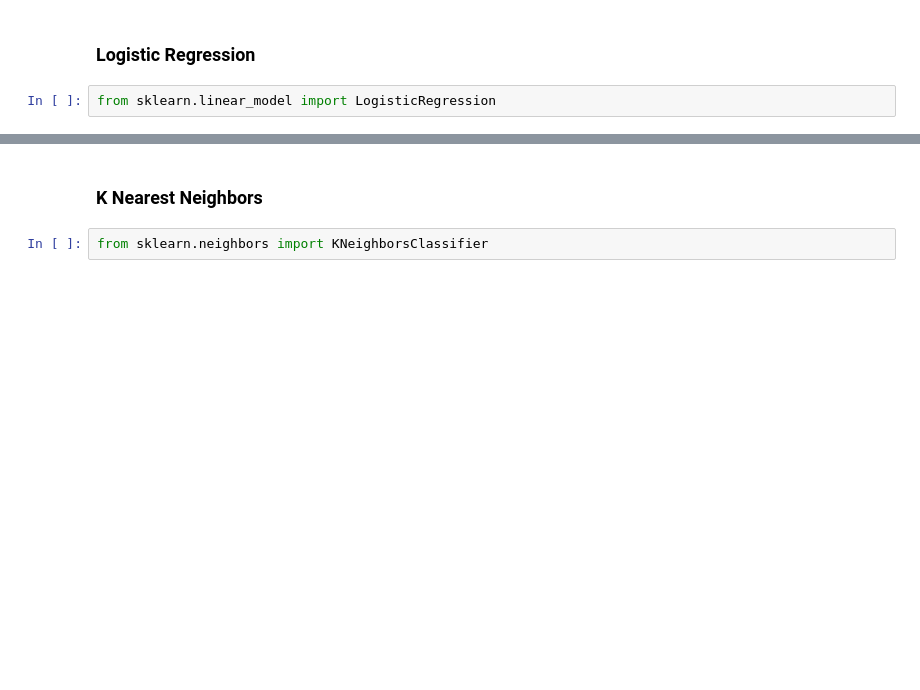
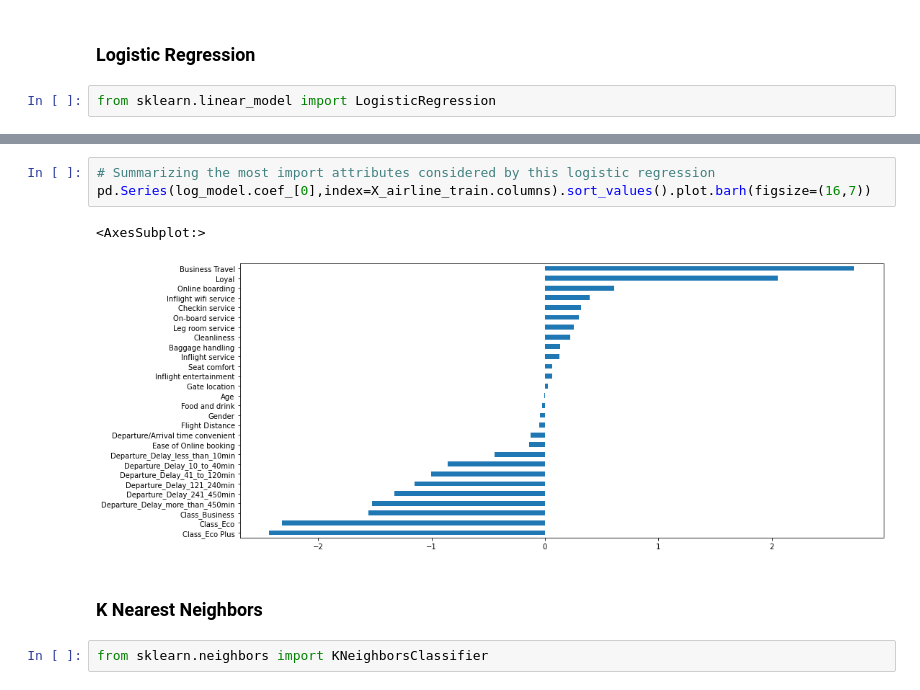
Before and after one commit to leo-cavalcante/airline-passenger-satisfaction, a Jupyter notebook: Airline Passenger Satisfaction.ipynb, the cells around one changed output, grey strips where cells are left out. Drawn from its saved outputs; the diff is of its cells as text; blank space fills up the shorter version.

```diff
--- a/Airline Passenger Satisfaction.ipynb
+++ b/Airline Passenger Satisfaction.ipynb
@@ -814,3 +907,9 @@ This segment represents: 1903 clients.
+# %%
+# Summarizing the most import attributes considered by this logistic regression
+pd.Series(log_model.coef_[0],index=X_airline_train.columns).sort_values().plot.barh(figsize=(16,7))
+# %% [output]
+<AxesSubplot:>
+[figure, added]
 # %% [markdown]
 ### K Nearest Neighbors
 # %%
```
Also changed, not shown: parts of 54 cells of this notebook.
